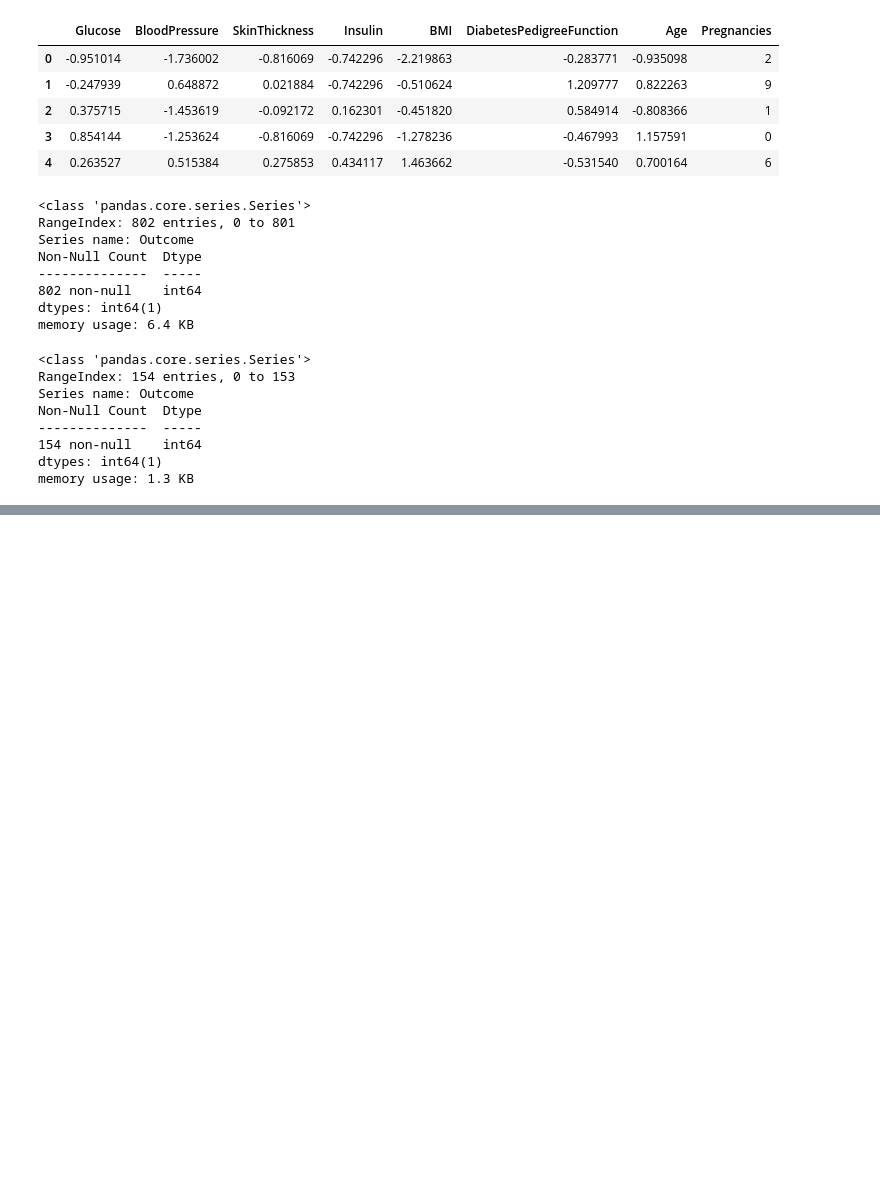
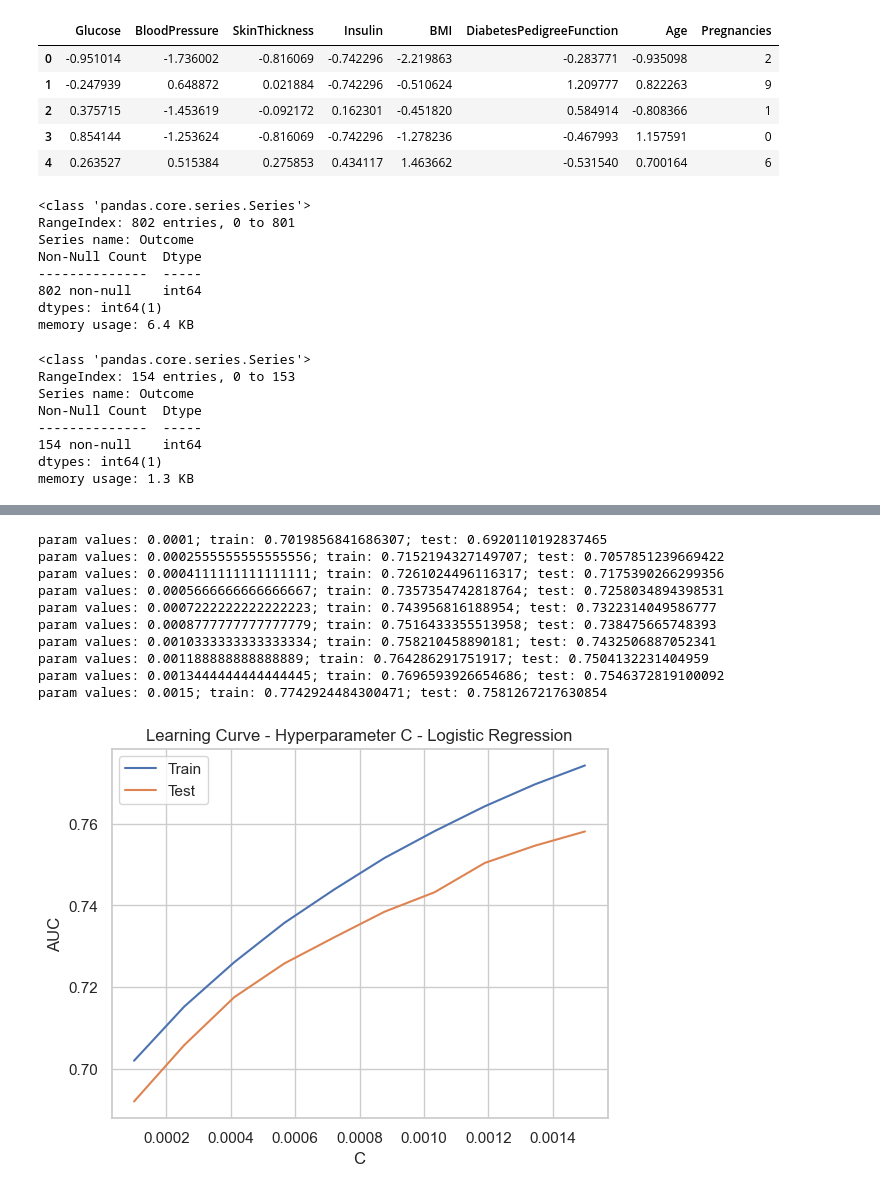
Before and after one commit to christoforusvenus/classification-to-predict-diabetes, a Jupyter notebook: diabetes-classification.ipynb, the cells around one changed output, grey strips where cells are left out. Saved outputs shown, nothing was run; the diff lists cells and outputs as text; code cells hidden in the pictures; blank space fills up the shorter version.

```diff
--- a/diabetes-classification.ipynb
+++ b/diabetes-classification.ipynb
@@ -531,0 +606,15 @@ Based on the evaluation metrics and the confusion matrices, here are some conclu
+# %%
+param_values=[float(x)for x in np.linspace(0.0001, 0.0015, 10)]
+draw_learning_curve(param_values)
+# %% [output]
+param values: 0.0001; train: 0.7019856841686307; test: 0.6920110192837465
+param values: 0.0002555555555555556; train: 0.7152194327149707; test: 0.7057851239669422
+param values: 0.0004111111111111111; train: 0.7261024496116317; test: 0.7175390266299356
+param values: 0.0005666666666666667; train: 0.7357354742818764; test: 0.7258034894398531
+param values: 0.0007222222222222223; train: 0.743956816188954; test: 0.7322314049586777
+param values: 0.0008777777777777779; train: 0.7516433355513958; test: 0.738475665748393
+param values: 0.0010333333333333334; train: 0.758210458890181; test: 0.7432506887052341
+param values: 0.001188888888888889; train: 0.764286291751917; test: 0.7504132231404959
+param values: 0.0013444444444444445; train: 0.7696593926654686; test: 0.7546372819100092
+param values: 0.0015; train: 0.7742924484300471; test: 0.7581267217630854
+[figure, added]
```
Also changed, not shown: parts of 46 cells of this notebook.
